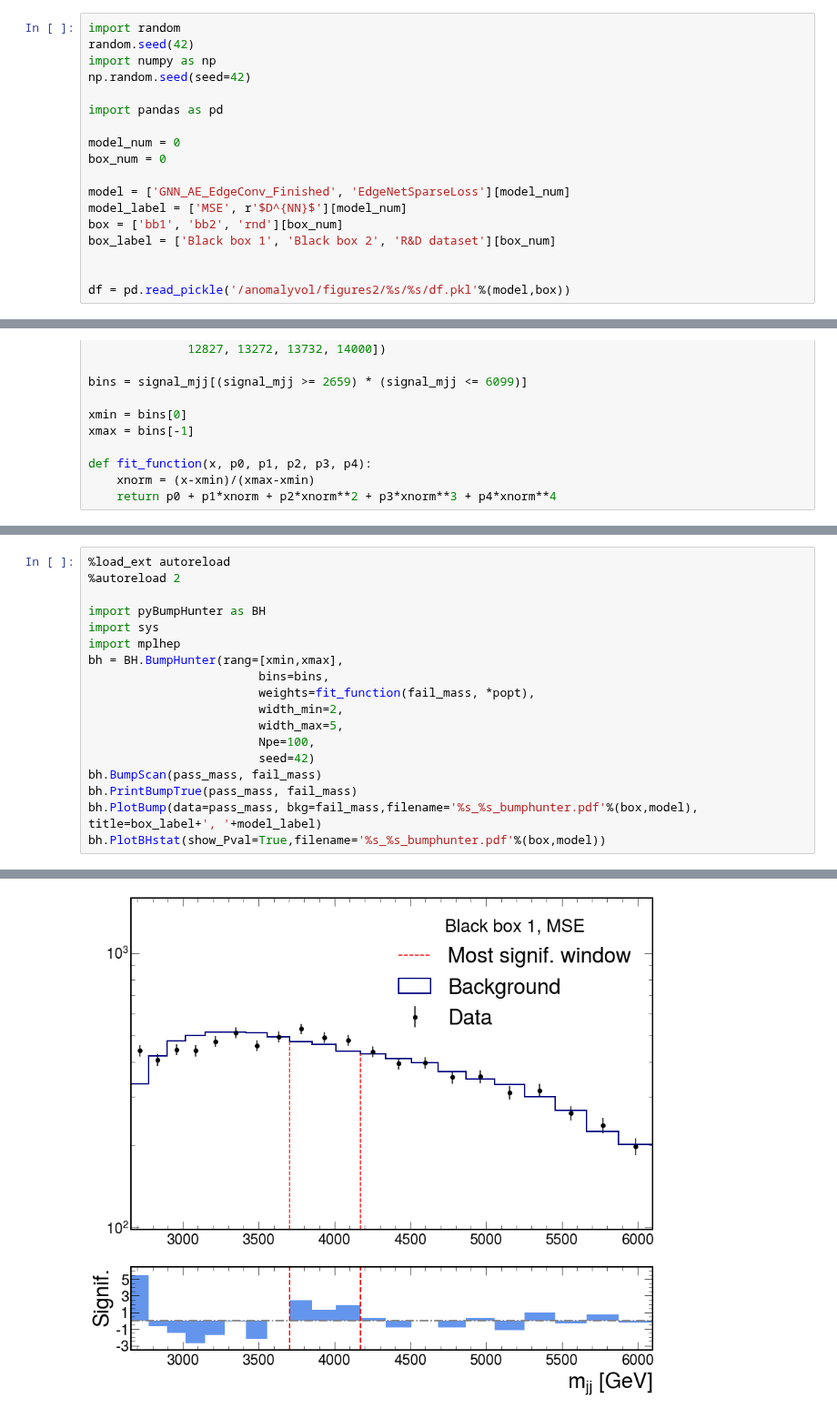
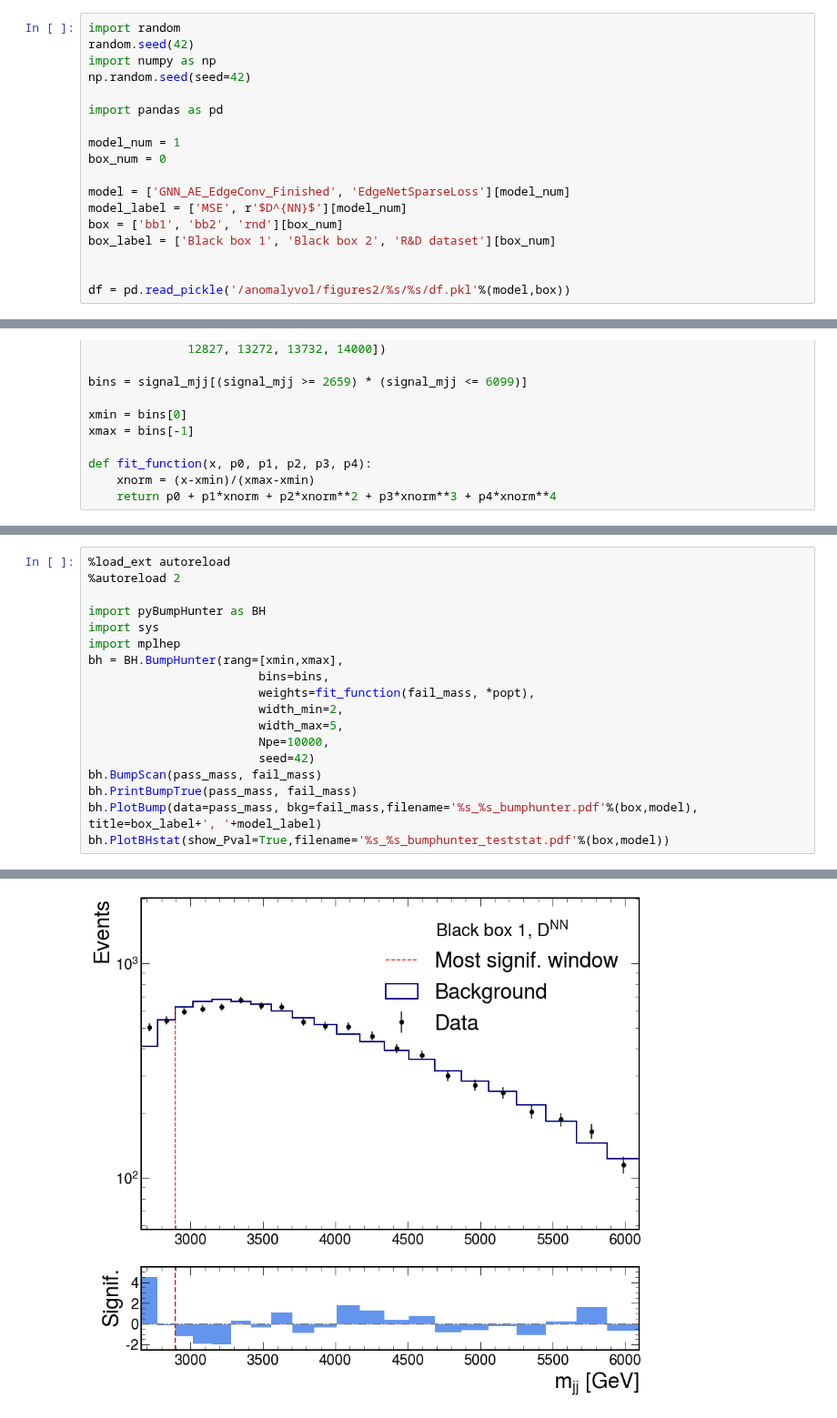
Before and after one commit to stsan9/AnomalyDetection4Jets, a Jupyter notebook: code/fit.ipynb, the cells around one changed output, grey strips where cells are left out. Shown at 91% size. Cells and saved outputs as stored; diff of their text form.

```diff
--- a/code/fit.ipynb
+++ b/code/fit.ipynb
@@ -6,7 +6,7 @@ np.random.seed(seed=42)
 
 import pandas as pd
 
-model_num = 0
+model_num = 1
 box_num = 0
 
 model = ['GNN_AE_EdgeConv_Finished', 'EdgeNetSparseLoss'][model_num]
@@ -141,12 +141,12 @@ bh = BH.BumpHunter(rang=[xmin,xmax],
                         weights=fit_function(fail_mass, *popt),
                         width_min=2,
                         width_max=5,
-                        Npe=100,
+                        Npe=10000,
                         seed=42)
 bh.BumpScan(pass_mass, fail_mass)
 bh.PrintBumpTrue(pass_mass, fail_mass)
 bh.PlotBump(data=pass_mass, bkg=fail_mass,filename='%s_%s_bumphunter.pdf'%(box,model), title=box_label+', '+model_label)
-bh.PlotBHstat(show_Pval=True,filename='%s_%s_bumphunter.pdf'%(box,model))
+bh.PlotBHstat(show_Pval=True,filename='%s_%s_bumphunter_teststat.pdf'%(box,model))
 # %% [output]
 Generating histograms
 4 values of width will be tested
@@ -165 +166 @@ BUMP POSITION
-[figure, old version]
+[figure, new version]
```
Also changed, not shown: parts of 3 cells of this notebook.
